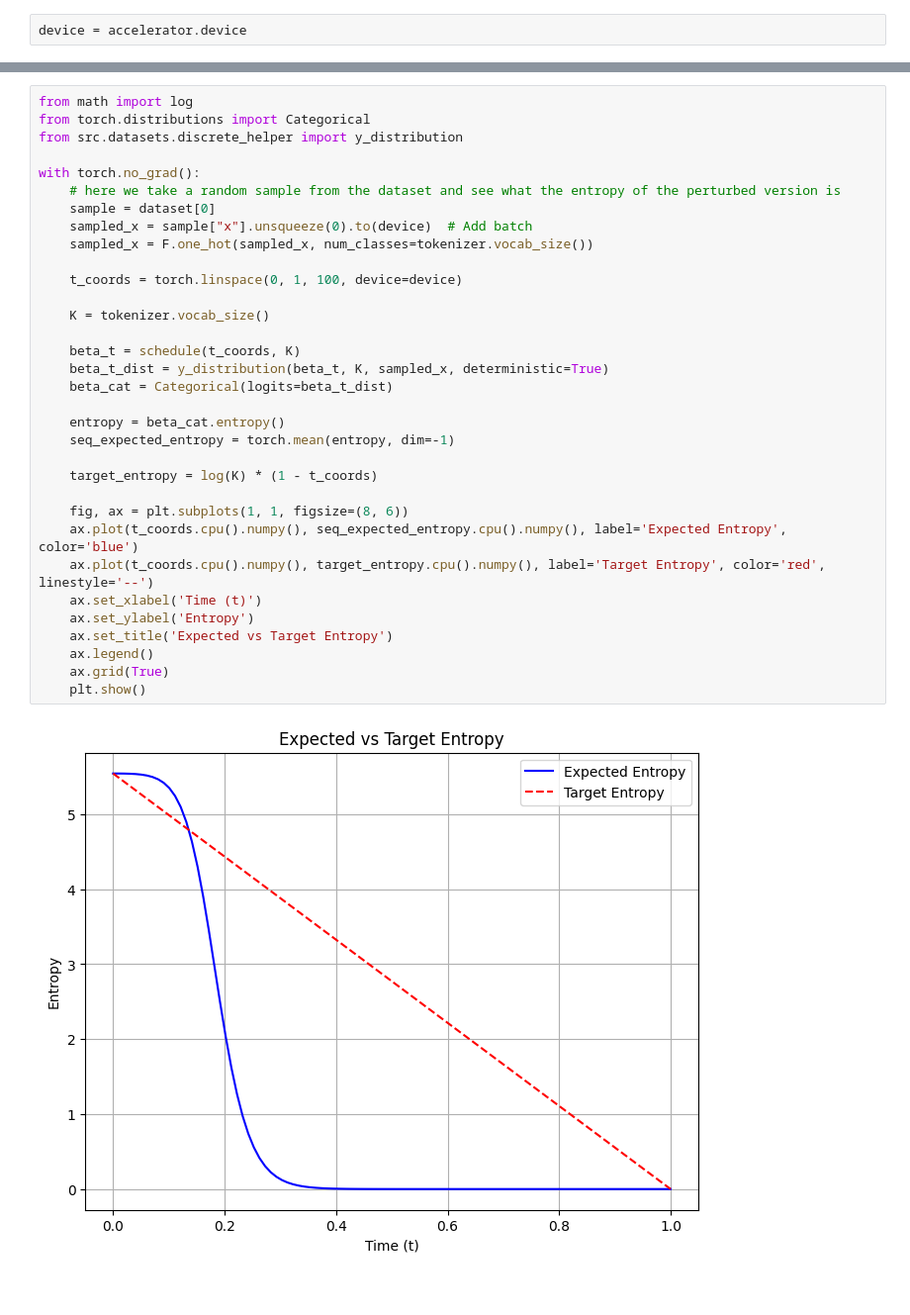
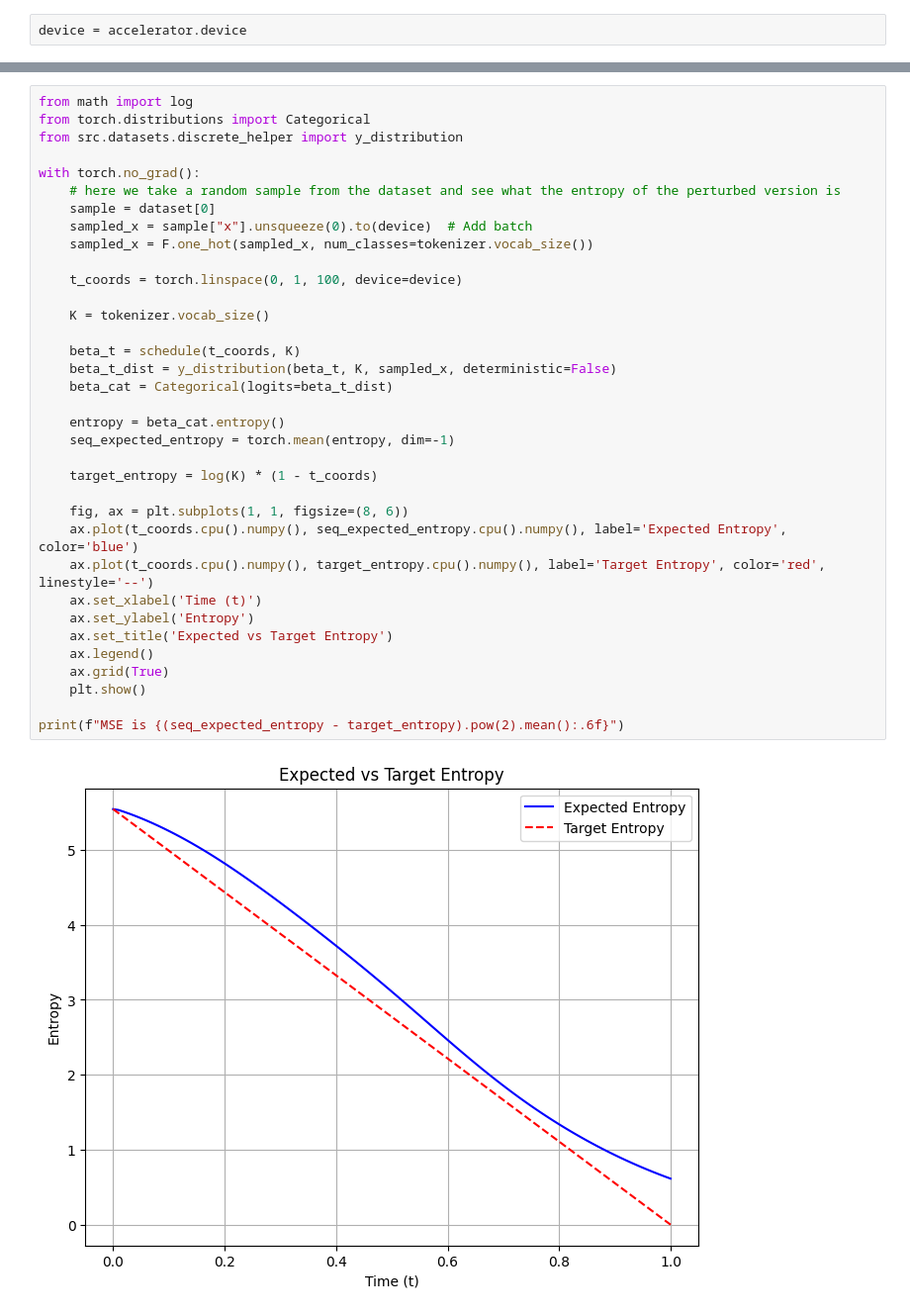
Before and after one commit to johng149/BayesianFlowNet, a Jupyter notebook: debug.ipynb, the cells around one changed output, grey strips where cells are left out. Shown at 99% size. Saved outputs shown, nothing was run; the diff lists cells and outputs as text.

Commit message:
Fixed expected entropy graph

```diff
--- a/debug.ipynb
+++ b/debug.ipynb
@@ -225,32 +189,34 @@ from torch.distributions import Categorical
 from src.datasets.discrete_helper import y_distribution
 
 with torch.no_grad():
     # here we take a random sample from the dataset and see what the entropy of the perturbed version is
     sample = dataset[0]
     sampled_x = sample["x"].unsqueeze(0).to(device)  # Add batch
     sampled_x = F.one_hot(sampled_x, num_classes=tokenizer.vocab_size())
 
     t_coords = torch.linspace(0, 1, 100, device=device)
 
     K = tokenizer.vocab_size()
 
     beta_t = schedule(t_coords, K)
-    beta_t_dist = y_distribution(beta_t, K, sampled_x, deterministic=True)
+    beta_t_dist = y_distribution(beta_t, K, sampled_x, deterministic=False)
     beta_cat = Categorical(logits=beta_t_dist)
 
     entropy = beta_cat.entropy()
     seq_expected_entropy = torch.mean(entropy, dim=-1)
 
     target_entropy = log(K) * (1 - t_coords)
 
     fig, ax = plt.subplots(1, 1, figsize=(8, 6))
     ax.plot(t_coords.cpu().numpy(), seq_expected_entropy.cpu().numpy(), label='Expected Entropy', color='blue')
     ax.plot(t_coords.cpu().numpy(), target_entropy.cpu().numpy(), label='Target Entropy', color='red', linestyle='--')
     ax.set_xlabel('Time (t)')
     ax.set_ylabel('Entropy')
     ax.set_title('Expected vs Target Entropy')
     ax.legend()
     ax.grid(True)
     plt.show()
+
+print(f"MSE is {(seq_expected_entropy - target_entropy).pow(2).mean():.6f}")
 # %% [output]
-[figure, old version]
+[figure, new version]
```
Also changed, not shown: parts of 9 cells of this notebook.
